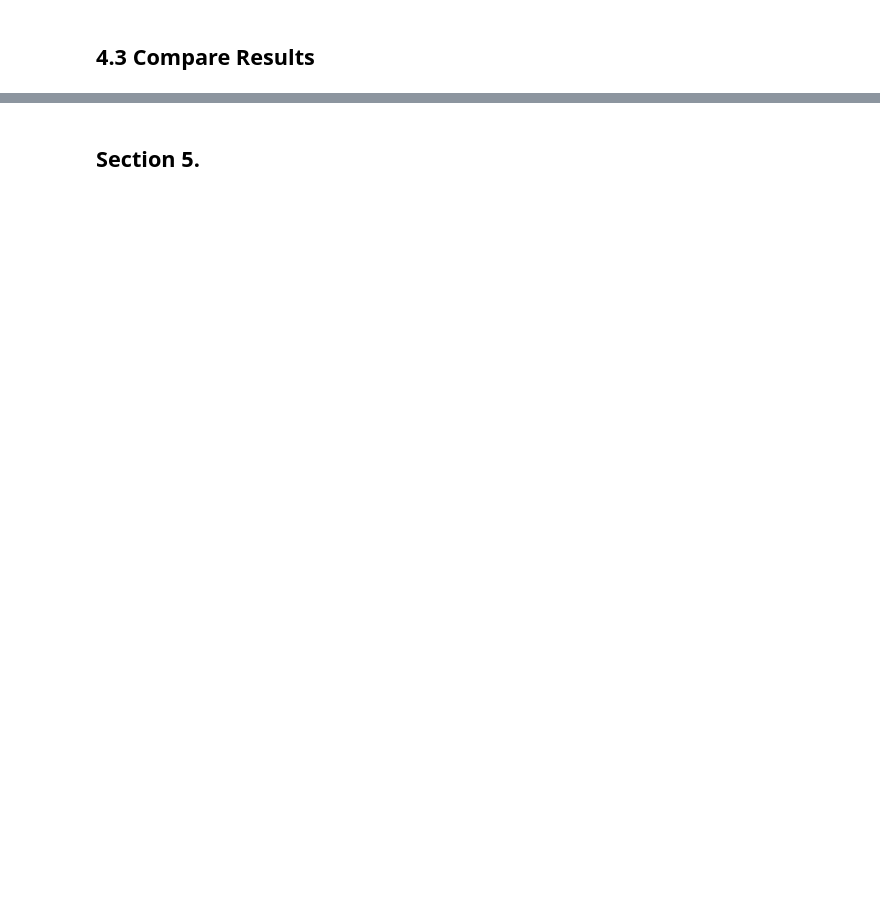
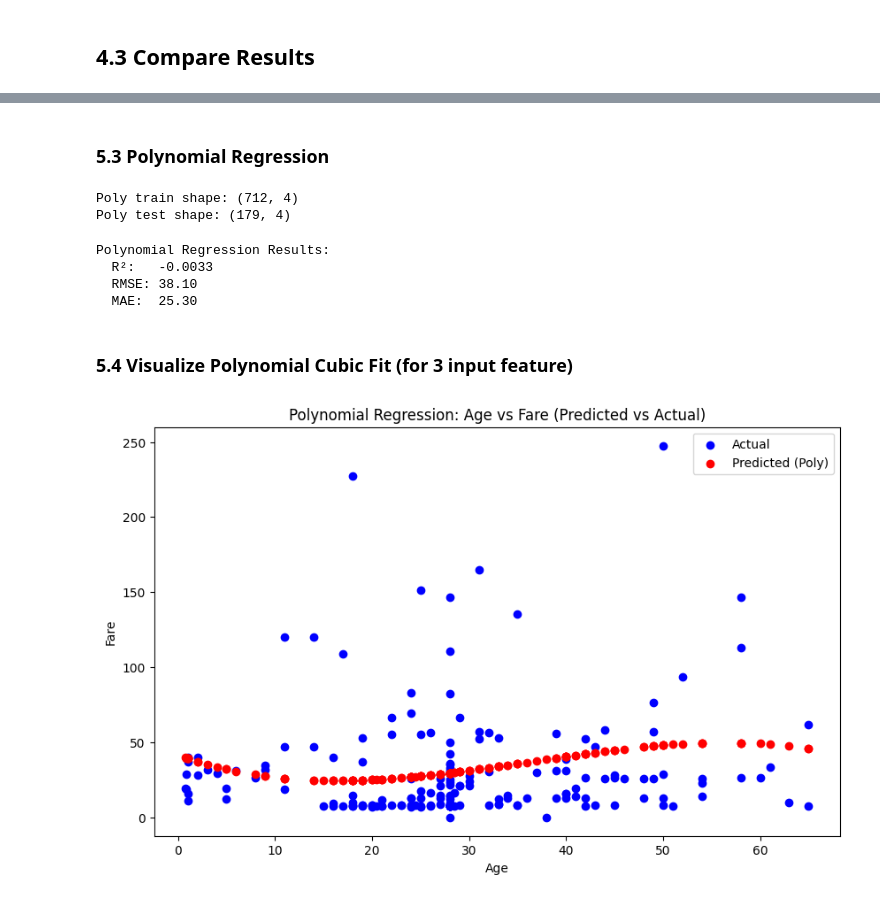
Before and after one commit to JBtallgrass/applied-ml-jballard, a Jupyter notebook: lab04/ml04_jballard.ipynb, the cells around one changed output, grey strips where cells are left out. Saved outputs shown, nothing was run; the diff lists cells and outputs as text; code cells hidden in the pictures; blank space fills up the shorter version.

Commit message:
working Section 6

```diff
--- a/lab04/ml04_jballard.ipynb
+++ b/lab04/ml04_jballard.ipynb
@@ -208,2 +192,10 @@ Test size: 179
+# %%
+X1_train, X1_test, y1_train, y1_test = train_test_split(X1, y1, test_size=0.2, random_state=123)
+
+X2_train, X2_test, y2_train, y2_test = train_test_split(X2, y2, test_size=0.2, random_state=123)
+
+X3_train, X3_test, y3_train, y3_test = train_test_split(X3, y3, test_size=0.2, random_state=123)
+
+X4_train, X4_test, y4_train, y4_test = train_test_split(X4, y4, test_size=0.2, random_state=123)
 # %% [markdown]
 ## 4.2 Train/Test split
@@ -285,2 +435,50 @@ Name: fare, dtype: float64
 # %% [markdown]
-## Section 5.
+### 5.3 Polynomial Regression
+# %%
+# Set up the poly inputs CASE 1
+poly = PolynomialFeatures(degree=3)
+X_train_poly = poly.fit_transform(X1_train)
+X_test_poly = poly.transform(X1_test)
+
+
+print("Poly train shape:", X_train_poly.shape)
+print("Poly test shape:", X_test_poly.shape)
+# %% [output]
+Poly train shape: (712, 4)
+Poly test shape: (179, 4)
+# %%
+# Use the poly inputs in the LR model
+poly_model = LinearRegression()
+poly_model.fit(X_train_poly, y1_train)
+y_pred_poly = poly_model.predict(X_test_poly)
+
+# Evaluate
+poly_r2 = r2_score(y1_test, y_pred_poly)
+poly_rmse = np.sqrt(mean_squared_error(y1_test, y_pred_poly))
+poly_mae = mean_absolute_error(y1_test, y_pred_poly)
+
+# Print results
+print("Polynomial Regression Results:")
+print(f"  R²:   {poly_r2:.4f}")
+print(f"  RMSE: {poly_rmse:.2f}")
+print(f"  MAE:  {poly_mae:.2f}")
+# %% [output]
+Polynomial Regression Results:
+  R²:   -0.0033
+  RMSE: 38.10
+  MAE:  25.30
+# %% [markdown]
+### 5.4 Visualize Polynomial Cubic Fit (for 3 input feature)
+# %%
+# Plotting predictions vs one feature (e.g., age)
+plt.figure(figsize=(10, 6))
+plt.scatter(X4_test['age'], y4_test, color='blue', label='Actual')
+plt.scatter(X4_test['age'], y_pred_poly, color='red', label='Predicted (Poly)')
+plt.xlabel('Age')
+plt.ylabel('Fare')
+plt.legend()
+plt.title("Polynomial Regression: Age vs Fare (Predicted vs Actual)")
+plt.savefig("plots/age_vs_fare.png")
+plt.show()
+# %% [output]
+[figure, added]
```
Also changed, not shown: parts of 34 cells of this notebook, 3 other files.
